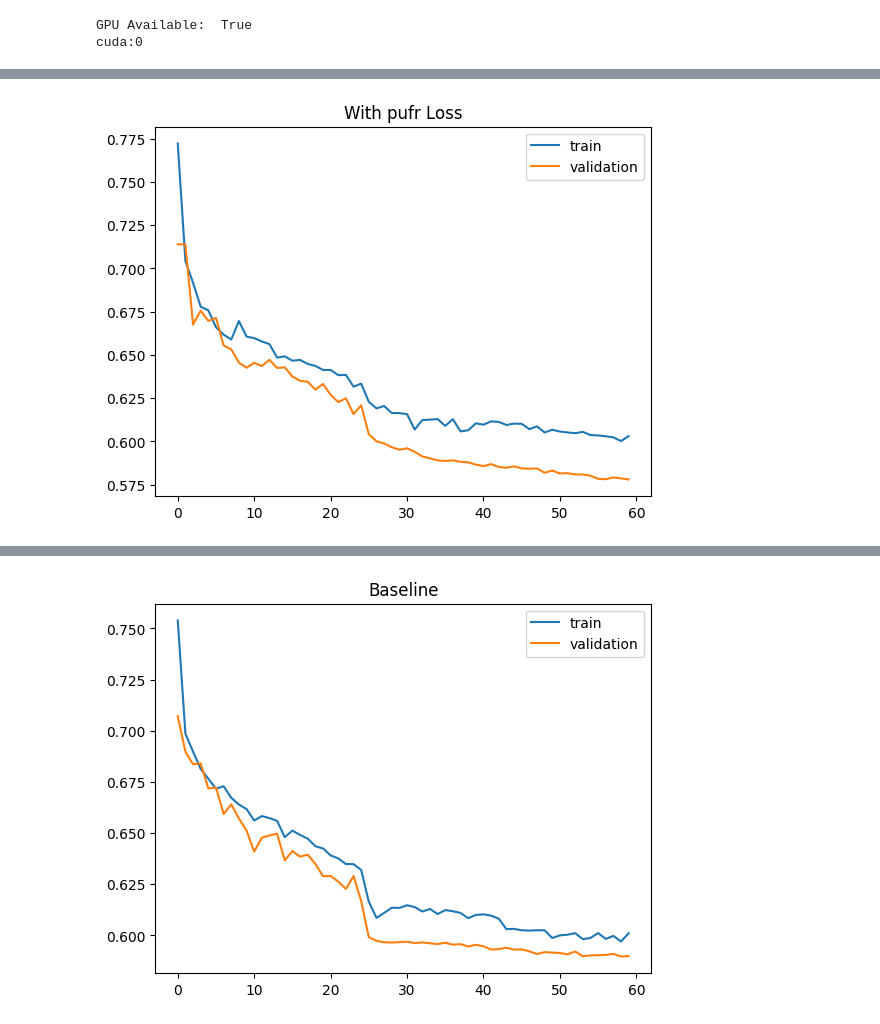
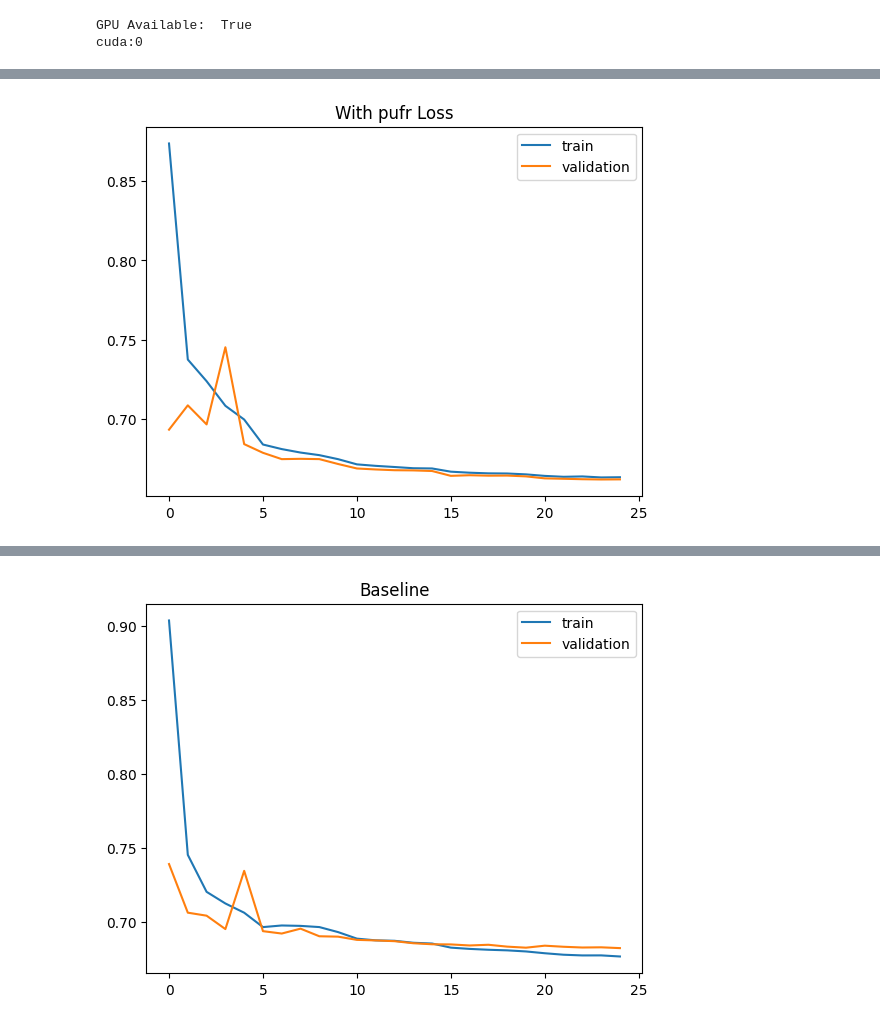
Before and after one commit to LukeV37/Pileup_Project, a Jupyter notebook: analysis/DiHiggs_4b_Attention_Classifier.ipynb, the cells around one changed output, grey strips where cells are left out. Drawn from its saved outputs; the diff is of its cells as text; code cells hidden in the pictures.

```diff
--- a/analysis/DiHiggs_4b_Attention_Classifier.ipynb
+++ b/analysis/DiHiggs_4b_Attention_Classifier.ipynb
@@ -138,3 +149,6 @@ jets.apply_mask(shuffled_idx)
+# %%
+mask = abs(jets.eta)<4
+jets.apply_mask(mask)
 # %%
 # Plot number of jets per event
 h_num_jets = ak.num(jets.pt,axis=1)
@@ -345,11 +358,11 @@ class Model(nn.Module):
         return output
 # %%
 def train(model, optimizer, data, epochs=20):
-    X_train, Edges_train, y_train, X_val, Edges_val, y_val = data
+    X_train, y_train, X_val, y_val = data
 
     history = {'train_loss':[],'test_loss':[]}
 
-    scheduler = torch.optim.lr_scheduler.StepLR(optimizer, step_size=25, gamma=0.1)
+    scheduler = torch.optim.lr_scheduler.StepLR(optimizer, step_size=5, gamma=0.5)
     for e in range(epochs):
         cum_loss_train = []
         cum_loss_val = []
@@ -357,7 +370,7 @@ def train(model, optimizer, data, epochs=20):
         model.train()
         for event in range(num_train):
             optimizer.zero_grad()
-            output = model(X_train[event].to(device),torch.unsqueeze(Edges_train[event],dim=2).to(device))
+            output = model(X_train[event].to(device))
             loss = loss_fn(output, y_train[event].to(device))
             loss.backward()
             optimizer.step()
@@ -366,7 +379,7 @@ def train(model, optimizer, data, epochs=20):
         num_val = X_val.size(0)
         model.eval()
         for event in range(num_val):
-            y_pred = model(X_val[event].to(device),torch.unsqueeze(Edges_val[event],dim=2).to(device))
+            y_pred = model(X_val[event].to(device))
             loss = loss_fn(y_pred,y_val[event].to(device))
             cum_loss_val.append(loss.detach().cpu().numpy())
 
@@ -390,13 +403,14 @@ cuda:0
 # Use BinaryCrossEntropy for binary classification
 loss_fn = nn.BCELoss()
 
-Epochs = 40
+Epochs = 15
 
 # Train model with pt,eta,phi,m,pufr
 print("Training with PUFR")
 PUFR = Model(5,32,1).to(device)
 optimizer_pufr = optim.AdamW(PUFR.parameters(), lr=0.0001)
-data = [X_train_pufr, Edges_train, y_train, X_val_pufr, Edges_val, y_val]
+#data = [X_train_pufr, Edges_train, y_train, X_val_pufr, Edges_val, y_val]
+data = [X_train_pufr, y_train, X_val_pufr, y_val]
 PUFR_history = train(PUFR, optimizer_pufr, data, epochs=Epochs)
 plt.plot(PUFR_history['train_loss'],label='train')
 plt.plot(PUFR_history['test_loss'],label='validation')
@@ -410,7 +424,8 @@ print()
 print("Training Baseline")
 Baseline = Model(4,32,1).to(device)
 optimizer_baseline = optim.AdamW(Baseline.parameters(), lr=0.0001)
-data = [X_train_baseline, Edges_train, y_train, X_val_baseline, Edges_val, y_val]
+#data = [X_train_baseline, Edges_train, y_train, X_val_baseline, Edges_val, y_val]
+data = [X_train_baseline, y_train, X_val_baseline, y_val]
 Baseline_history = train(Baseline, optimizer_baseline, data, epochs=Epochs)
 plt.plot(Baseline_history['train_loss'],label='train')
 plt.plot(Baseline_history['test_loss'],label='validation')
@@ -458,23 +461,27 @@ Epoch: 40       Train Loss: 0.61        Val Loss: 0.5954
 # %%
-Epochs = 20
+train_more=False
+if train_more:
+    Epochs = 15
 
-data = [X_train_pufr, Edges_train, y_train, X_val_pufr, Edges_val, y_val]
-PUFR_history2 = train(PUFR, optimizer_pufr, data, epochs=Epochs)
-PUFR_history['train_loss'] = np.concatenate([PUFR_history['train_loss'],PUFR_history2['train_loss']], axis=0)
-PUFR_history['test_loss'] = np.concatenate([PUFR_history['test_loss'],PUFR_history2['test_loss']], axis=0)
-plt.plot(PUFR_history['train_loss'],label='train')
-plt.plot(PUFR_history['test_loss'],label='validation')
-plt.title("With pufr Loss")
-plt.legend()
-plt.show()
+    #data = [X_train_pufr, Edges_train, y_train, X_val_pufr, Edges_val, y_val]
+    data = [X_train_pufr, y_train, X_val_pufr, y_val]
+    PUFR_history2 = train(PUFR, optimizer_pufr, data, epochs=Epochs)
+    PUFR_history['train_loss'] = np.concatenate([PUFR_history['train_loss'],PUFR_history2['train_loss']], axis=0)
+    PUFR_history['test_loss'] = np.concatenate([PUFR_history['test_loss'],PUFR_history2['test_loss']], axis=0)
+    plt.plot(PUFR_history['train_loss'],label='train')
+    plt.plot(PUFR_history['test_loss'],label='validation')
+    plt.title("With pufr Loss")
+    plt.legend()
+    plt.show()
 
-data = [X_train_baseline, Edges_train, y_train, X_val_baseline, Edges_val, y_val]
-Baseline_history2 = train(Baseline, optimizer_baseline, data, epochs=Epochs)
-Baseline_history['train_loss'] = np.concatenate([Baseline_history['train_loss'],Baseline_history2['train_loss']], axis=0)
-Baseline_history['test_loss'] = np.concatenate([Baseline_history['test_loss'],Baseline_history2['test_loss']], axis=0)
-plt.plot(Baseline_history['train_loss'],label='train')
-plt.plot(Baseline_history['test_loss'],label='validation')
-plt.title("Baseline")
-plt.legend()
-plt.show()
+    #data = [X_train_baseline, Edges_train, y_train, X_val_baseline, Edges_val, y_val]
+    data = [X_train_baseline, y_train, X_val_baseline, y_val]
+    Baseline_history2 = train(Baseline, optimizer_baseline, data, epochs=Epochs)
+    Baseline_history['train_loss'] = np.concatenate([Baseline_history['train_loss'],Baseline_history2['train_loss']], axis=0)
+    Baseline_history['test_loss'] = np.concatenate([Baseline_history['test_loss'],Baseline_history2['test_loss']], axis=0)
+    plt.plot(Baseline_history['train_loss'],label='train')
+    plt.plot(Baseline_history['test_loss'],label='validation')
+    plt.title("Baseline")
+    plt.legend()
+    plt.show()
 # %% [output]
@@ -501 +503 @@ Epoch: 20       Train Loss: 0.6032      Val Loss: 0.578
-[figure, old version]
+[figure, new version]
@@ -522,4 +519,4 @@ Epoch: 20       Train Loss: 0.601       Val Loss: 0.5899
-[figure, old version]
+[figure, new version]
 # %%
 def ATLAS_roc(y_true, y_pred):
     sig = (y_true==1)
```
Also changed, not shown: parts of 12 cells of this notebook.
